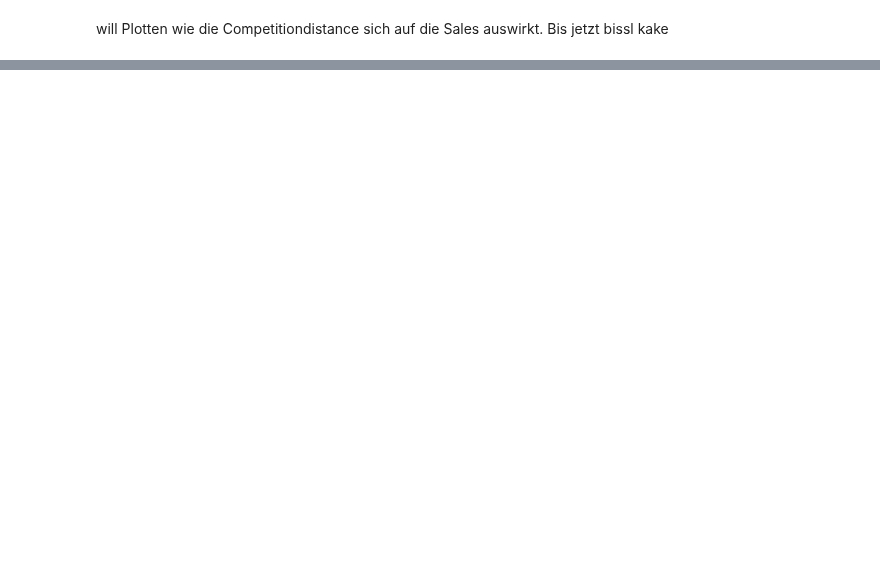
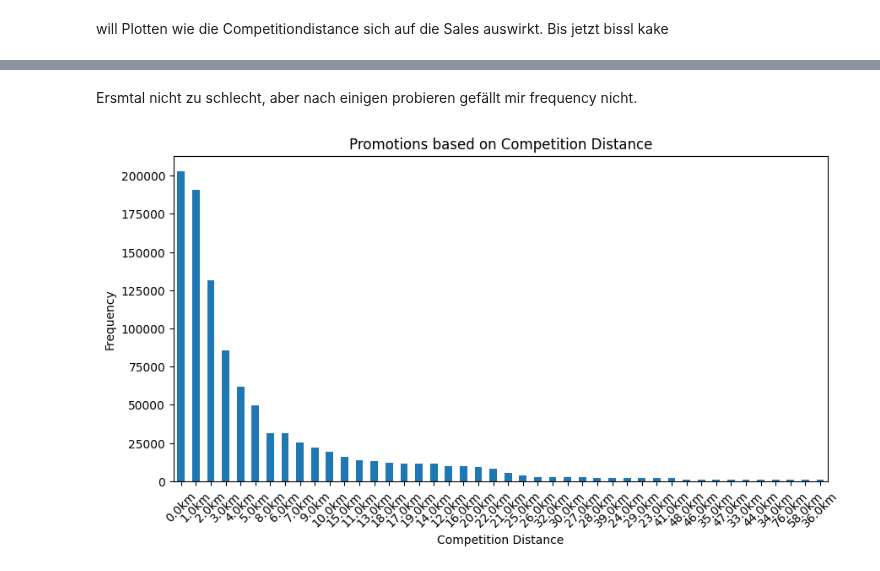
Before and after one commit to Bratpfannengamer/Rossmann, a Jupyter notebook: notebookV2_Lasse.ipynb, the cells around one changed output, grey strips where cells are left out. Cells and saved outputs as stored; diff of their text form; code cells hidden in the pictures; blank space fills up the shorter version.

```diff
--- a/notebookV2_Lasse.ipynb
+++ b/notebookV2_Lasse.ipynb
@@ -270,0 +301,18 @@ AttributeError: 'numpy.float64' object has no attribute 'plot'
+# %%
+#create a plot showing the frequency of promotions based on competition distance
+# first create a new column with the competition distance divided by 1000
+df_train_store['competition_distance_1000'] = df_train_store['competition_distance'] / 1000
+df_train_store['competition_distance_1000'] = df_train_store['competition_distance_1000'].round()
+df_train_store['competition_distance_1000'] = df_train_store['competition_distance_1000'].astype(str)
+df_train_store['competition_distance_1000'] = df_train_store['competition_distance_1000'] + 'km'
+df_train_store['competition_distance_1000'] = df_train_store['competition_distance_1000'].replace('0km', '0')
+df_train_store['competition_distance_1000'] = df_train_store['competition_distance_1000'].replace('nankm', 'nan')
+df_train_store['competition_distance_1000'] = df_train_store['competition_distance_1000'].replace('nan', '0')
+
+#plot the frequency of promotions based on competition distance
+df_train_store['competition_distance_1000'].value_counts().plot(kind='bar', figsize=(10,5))
+plt.title('Promotions based on Competition Distance')
+plt.xlabel('Competition Distance')
+plt.ylabel('Frequency')
+
+plt.show()
@@ -270,0 +321,22 @@ AttributeError: 'numpy.float64' object has no attribute 'plot'
+# %% [markdown]
+Ersmtal nicht zu schlecht, aber nach einigen probieren gefällt mir frequency nicht.
+# %%
+#create a new column with the competition distance divided by 1000
+df_train_store['competition_distance_1000'] = df_train_store['competition_distance'] / 1000
+df_train_store['competition_distance_1000'] = df_train_store['competition_distance_1000'].round()
+df_train_store['competition_distance_1000'] = df_train_store['competition_distance_1000'].astype(str)
+df_train_store['competition_distance_1000'] = df_train_store['competition_distance_1000'] + 'km'
+df_train_store['competition_distance_1000'] = df_train_store['competition_distance_1000'].replace('0km', '0')
+df_train_store['competition_distance_1000'] = df_train_store['competition_distance_1000'].replace('nankm', 'nan')
+df_train_store['competition_distance_1000'] = df_train_store['competition_distance_1000'].replace('nan', '0')
+#plot the frequency of promotions based on competition distance
+df_train_store['competition_distance_1000'].value_counts().plot(kind='bar', figsize=(10,5))
+plt.title('Promotions based on Competition Distance')
+plt.xlabel('Competition Distance')
+plt.ylabel('Frequency')
+#visually remove the values of the y-axis
+#rotate the x-axis labels 45 degrees
+plt.xticks(rotation=45)
+plt.show()
+# %% [output]
+[figure, added]
```
Also changed, not shown: parts of 12 cells of this notebook.
